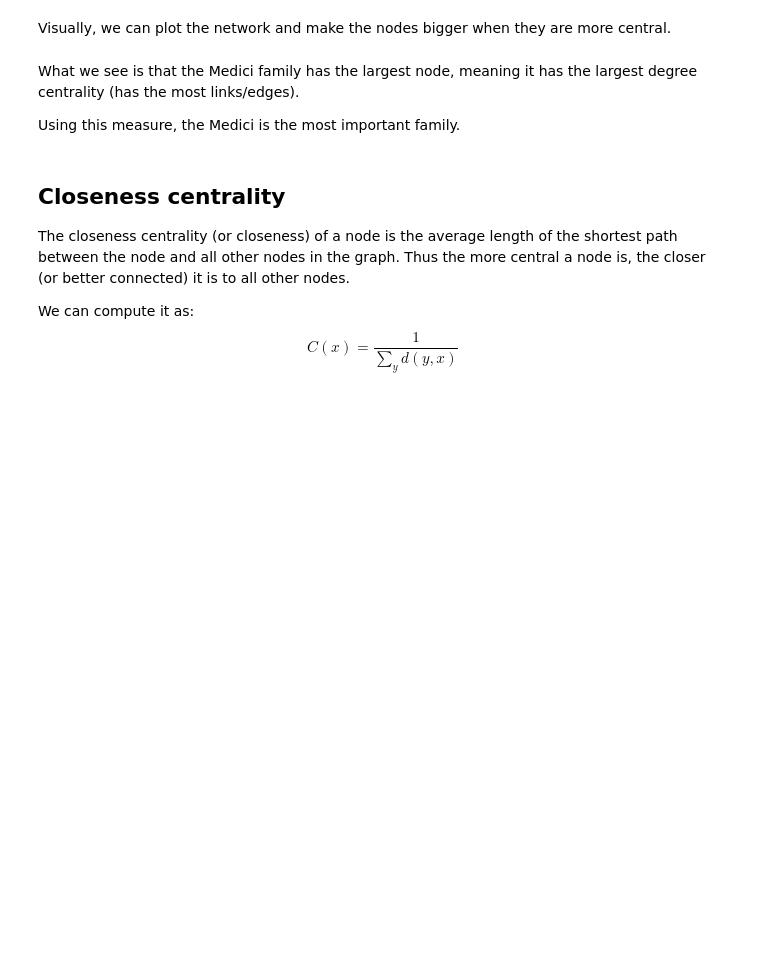
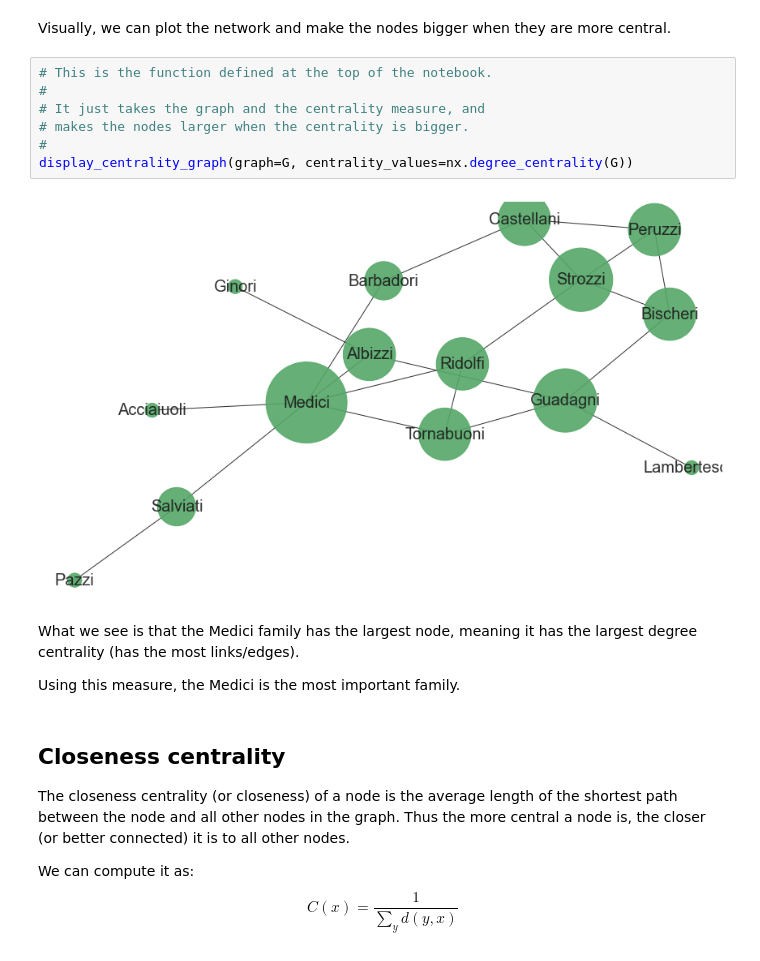
Before and after one commit to Ironhack-Data-Madrid-Febrero-2021/Classroom-Materials, a Jupyter notebook: module-2/17-introduction-networks-pre-class.ipynb, the cells around one changed output. Cells and saved outputs as stored; diff of their text form; blank space fills up the shorter version.

```diff
--- a/module-2/17-introduction-networks-pre-class.ipynb
+++ b/module-2/17-introduction-networks-pre-class.ipynb
@@ -83,5 +131,14 @@ Networkx has some neat functions for computing centrality measures. For example,
 # %% [markdown]
 Visually, we can plot the network and make the nodes bigger when they are more central.
+# %%
+# This is the function defined at the top of the notebook.
+#
+# It just takes the graph and the centrality measure, and
+# makes the nodes larger when the centrality is bigger.
+#
+display_centrality_graph(graph=G, centrality_values=nx.degree_centrality(G))
+# %% [output]
+[figure, added]
 # %% [markdown]
 What we see is that the Medici family has the largest node, meaning it has the largest degree centrality (has the most links/edges).
 
```
Also changed, not shown: parts of 28 cells of this notebook.
